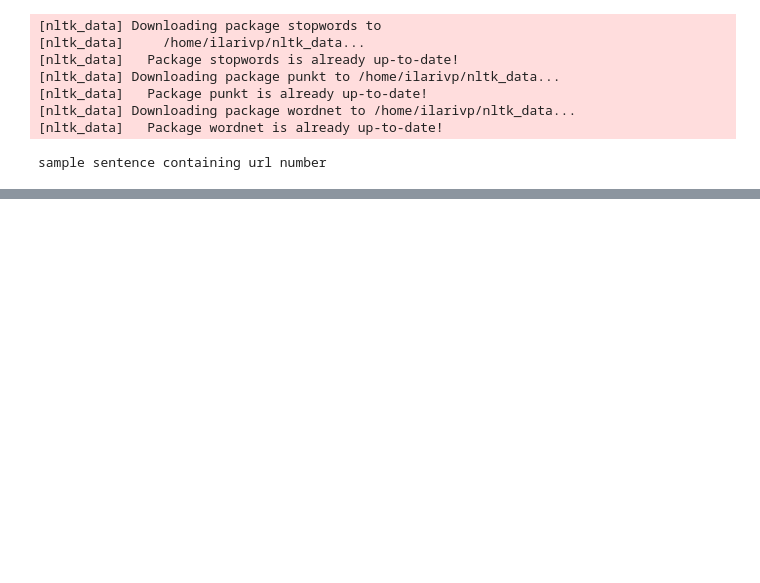
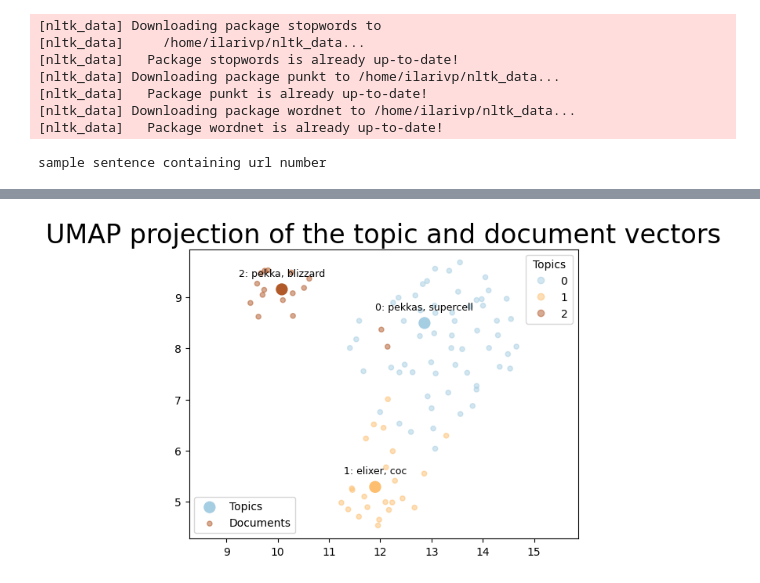
Before and after one commit to ilarivp/topic-browser-clash-reddit, a Jupyter notebook: reddit_topic_browser.ipynb, the cells around one changed output, grey strips where cells are left out. Cells and saved outputs as stored; diff of their text form; code cells hidden in the pictures; blank space fills up the shorter version.

```diff
--- a/reddit_topic_browser.ipynb
+++ b/reddit_topic_browser.ipynb
@@ -296,3 +320,76 @@ plt.show()
+# %%
+import umap.umap_ as umap
+import matplotlib.pyplot as plt
+import numpy as np
+from matplotlib.colors import ListedColormap
+
+# 1. Get topic vectors, their weights, and the top words for each topic
+topic_weights, topic_nums = model.get_topic_sizes()
+topic_vectors = model.topic_vectors
+topic_words, word_scores, _ = model.get_topics()
+
+# Create a set to keep track of already used words
+used_words = set()
+
+# Function to get two unique top words for each topic
+def get_top_words(words):
+    top_words = []
+    for word in words:
+        if word not in used_words:
+            top_words.append(word)
+            used_words.add(word)
+        if len(top_words) == 2:
+            break
+    return ', '.join(top_words)
+
+# Get two top words for each topic
+top_words = [get_top_words(words) for words in topic_words]
+
+# 2. Get document vectors and document topics
+document_vectors = model.document_vectors
+document_topics = model.doc_top  # Use model.doc_top to get the topic assignments
+
+# Create a unique color for each topic number
+unique_topics = np.unique(document_topics)
+colors = plt.cm.Paired(np.linspace(0, 1, len(unique_topics)))  # Use the 'Paired' colormap
+colormap = ListedColormap(colors)
+
+# 5. Plot the embeddings
+
+# Prepare the colors for topic points based on the unique topic numbers
+topic_colors = colormap(unique_topics / max(unique_topics))
+
+# Plotting topic vectors with their weights
+plt.scatter(topic_embedding[:, 0], topic_embedding[:, 1], s=100, c=topic_colors, alpha=1, label='Topics')
+
+# Plotting document vectors colored by topic (adjust size and alpha to your preference)
+sc = plt.scatter(document_embedding[:, 0], document_embedding[:, 1], s=20, alpha=0.5, c=document_topics, cmap=colormap, label='Documents')
+
+# Create a legend for document colors
+legend1 = plt.legend(*sc.legend_elements(), title="Topics")
+plt.gca().add_artist(legend1)
+
+# Annotate each topic number along with the top words from the topic
+for i, num in enumerate(topic_nums):
+    annotation = f"{num}: {top_words[i]}"
+    plt.annotate(
+        annotation,
+        (topic_embedding[i, 0], topic_embedding[i, 1]),
+        fontsize=9,
+        ha='center',
+        va='bottom',  # align the bottom of the text
+        xytext=(0, 10),  # shift text 10 points upward
+        textcoords='offset points'
+    )
+
+
+# Adjusting the plot visuals
+plt.gca().set_aspect('equal', 'datalim')
+plt.title('UMAP projection of the topic and document vectors', fontsize=24)
+plt.legend()
+plt.show()
+# %% [output]
+[figure, added]
 # %%
 topic_sizes, topic_nums = model.get_topic_sizes()
 for topic in topic_nums:
```
Also changed, not shown: parts of 5 cells of this notebook.
